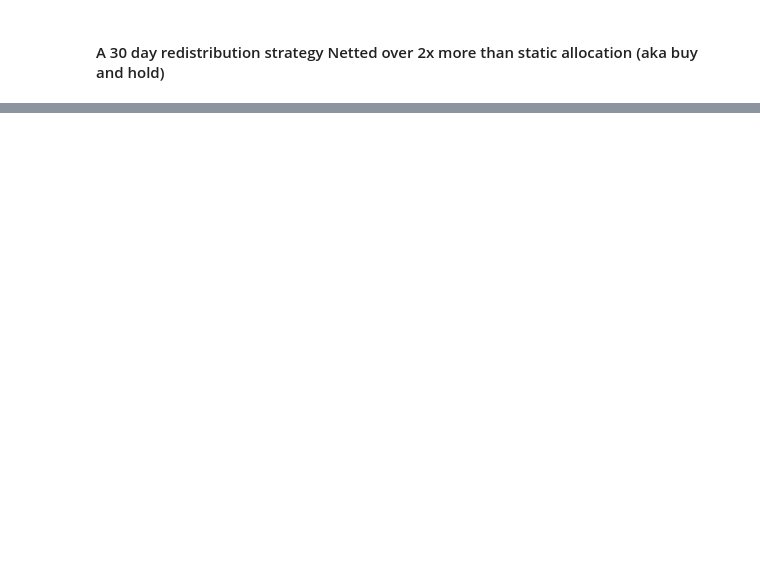
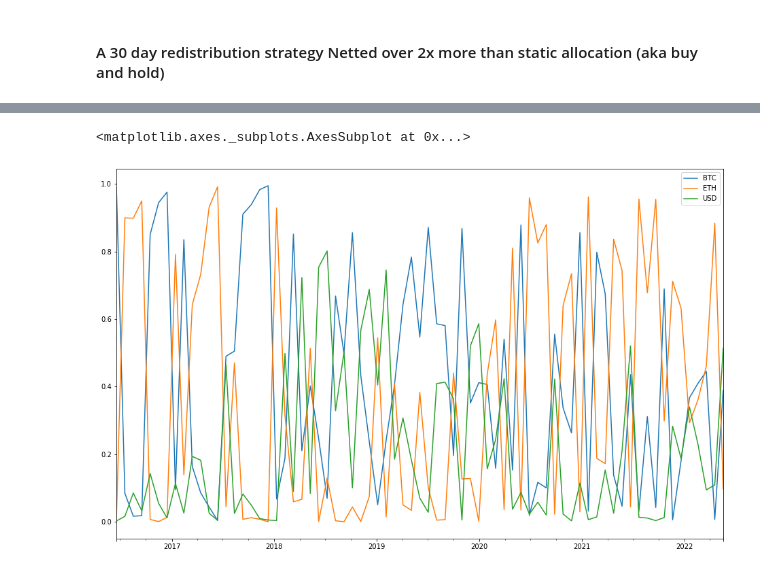
Before and after one commit to Zhimin90/crypto_portfolio_manager, a Jupyter notebook: dataset.ipynb, the cells around one changed output, grey strips where cells are left out. Saved outputs shown, nothing was run; the diff lists cells and outputs as text; code cells hidden in the pictures; blank space fills up the shorter version.

```diff
--- a/dataset.ipynb
+++ b/dataset.ipynb
@@ -484,0 +487,13 @@ ga_instance.run()
+# %%
+optimized_portfolio = pd.DataFrame()
+
+prev_pred = np.array([[.6],[.3],[.1]])
+prev_portfolio = np.array([600,300,100])
+
+sol_pred = {}
+sol_portfolio = {}
+
+epoch = 0
+period = 30
+
+ga_instance.run()
@@ -486,0 +528,5 @@ ga_instance.plot_result(title="PyGAD & PyTorch - Iteration vs. Fitness")
+# %%
+optimized_portfolio.plot(figsize=(16,10))
+# %% [output]
+<matplotlib.axes._subplots.AxesSubplot at 0x...>
+[figure, added]
```
Also changed, not shown: parts of 28 cells of this notebook.
